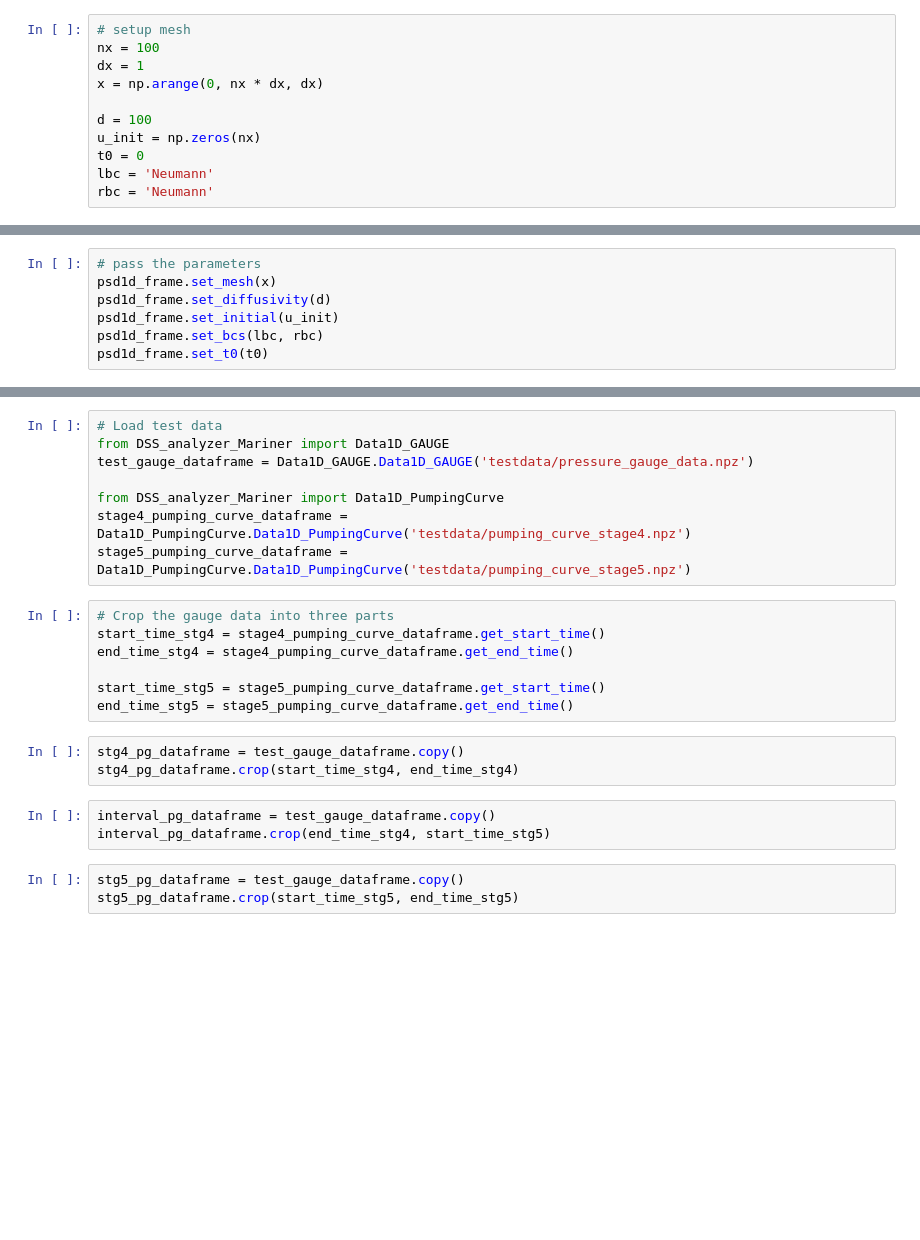
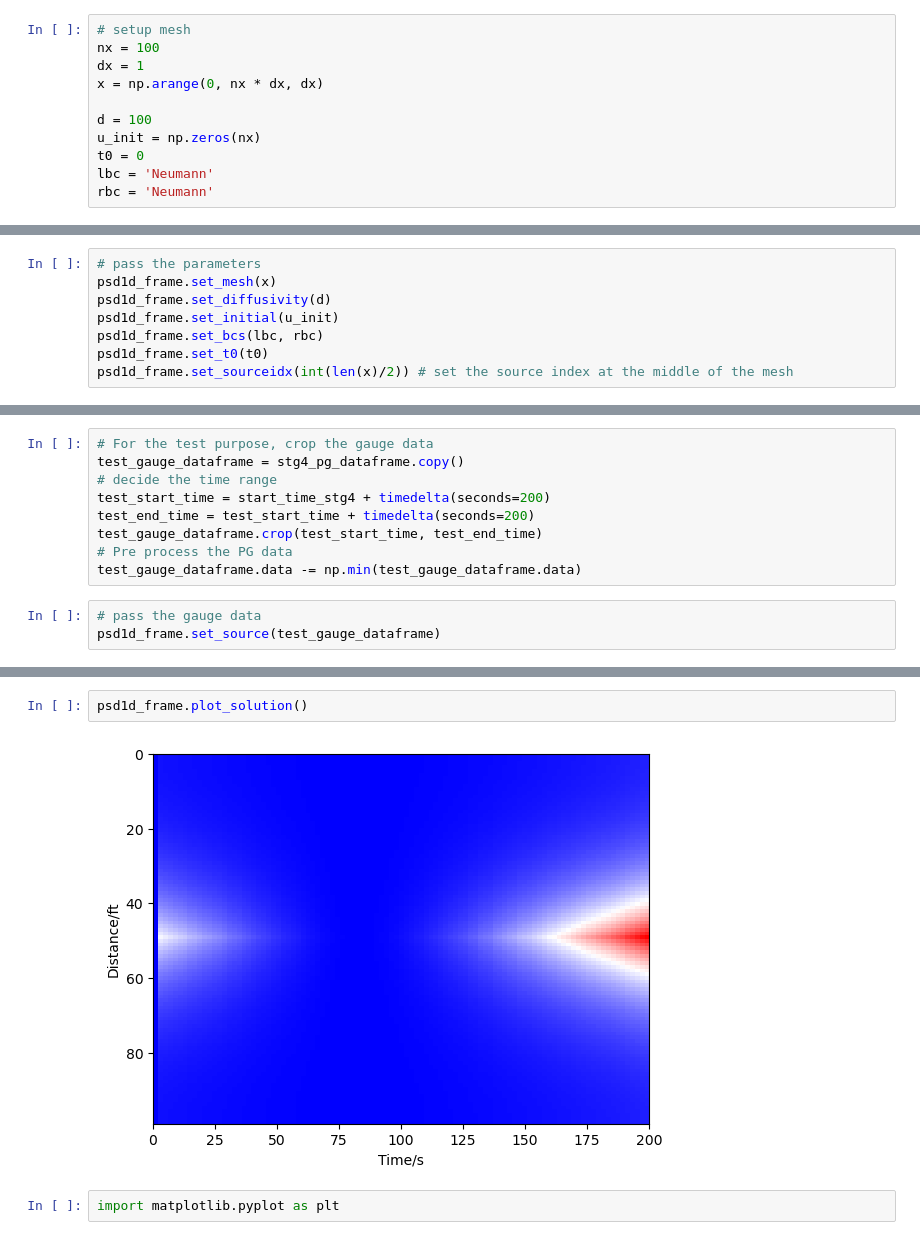
Before and after one commit to shenyaojin/pds, a Jupyter notebook: tester/core_tester.ipynb, the cells around one changed output, grey strips where cells are left out. Cells and saved outputs as stored; diff of their text form; blank space fills up the shorter version.

```diff
--- a/tester/core_tester.ipynb
+++ b/tester/core_tester.ipynb
@@ -25,3 +51,4 @@ psd1d_frame.set_diffusivity(d)
 psd1d_frame.set_initial(u_init)
 psd1d_frame.set_bcs(lbc, rbc)
 psd1d_frame.set_t0(t0)
+psd1d_frame.set_sourceidx(int(len(x)/2)) # set the source index at the middle of the mesh
@@ -27,0 +57,12 @@ psd1d_frame.set_t0(t0)
+# %%
+# For the test purpose, crop the gauge data
+test_gauge_dataframe = stg4_pg_dataframe.copy()
+# decide the time range
+test_start_time = start_time_stg4 + timedelta(seconds=200)
+test_end_time = test_start_time + timedelta(seconds=200)
+test_gauge_dataframe.crop(test_start_time, test_end_time)
+# Pre process the PG data
+test_gauge_dataframe.data -= np.min(test_gauge_dataframe.data)
+# %%
+# pass the gauge data
+psd1d_frame.set_source(test_gauge_dataframe)
@@ -40,24 +77,6 @@ array([[0., 0., 0., 0., 0.],
-# %%
-# Load test data
-from DSS_analyzer_Mariner import Data1D_GAUGE
-test_gauge_dataframe = Data1D_GAUGE.Data1D_GAUGE('testdata/pressure_gauge_data.npz')
-
-from DSS_analyzer_Mariner import Data1D_PumpingCurve
-stage4_pumping_curve_dataframe = Data1D_PumpingCurve.Data1D_PumpingCurve('testdata/pumping_curve_stage4.npz')
-stage5_pumping_curve_dataframe = Data1D_PumpingCurve.Data1D_PumpingCurve('testdata/pumping_curve_stage5.npz')
-# %%
-# Crop the gauge data into three parts
-start_time_stg4 = stage4_pumping_curve_dataframe.get_start_time()
-end_time_stg4 = stage4_pumping_curve_dataframe.get_end_time()
-
-start_time_stg5 = stage5_pumping_curve_dataframe.get_start_time()
-end_time_stg5 = stage5_pumping_curve_dataframe.get_end_time()
-# %%
-stg4_pg_dataframe = test_gauge_dataframe.copy()
-stg4_pg_dataframe.crop(start_time_stg4, end_time_stg4)
-# %%
-interval_pg_dataframe = test_gauge_dataframe.copy()
-interval_pg_dataframe.crop(end_time_stg4, start_time_stg5)
-# %%
-stg5_pg_dataframe = test_gauge_dataframe.copy()
-stg5_pg_dataframe.crop(start_time_stg5, end_time_stg5)
+# %%
+psd1d_frame.plot_solution()
+# %% [output]
+[figure, added]
+# %%
+import matplotlib.pyplot as plt
```
Also changed, not shown: parts of 12 cells of this notebook, 3 other files.
